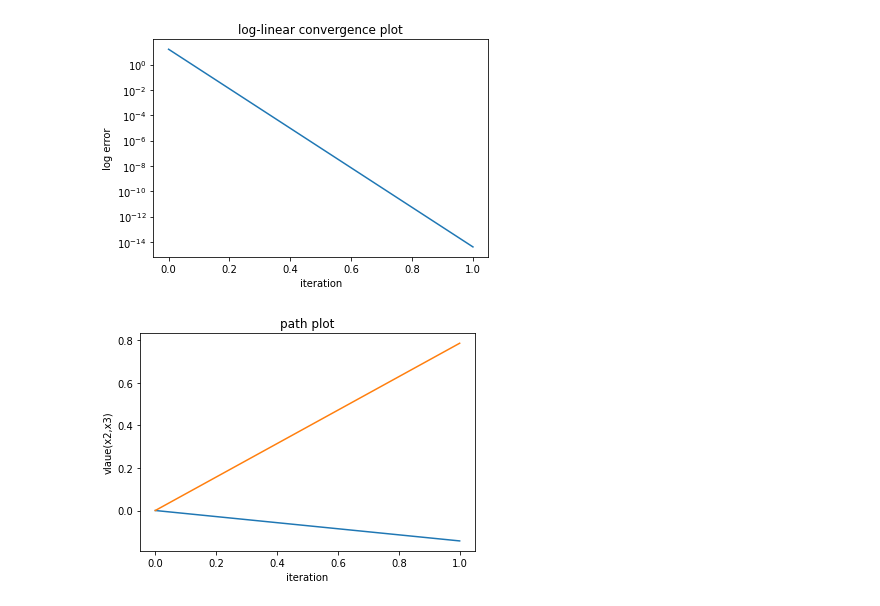
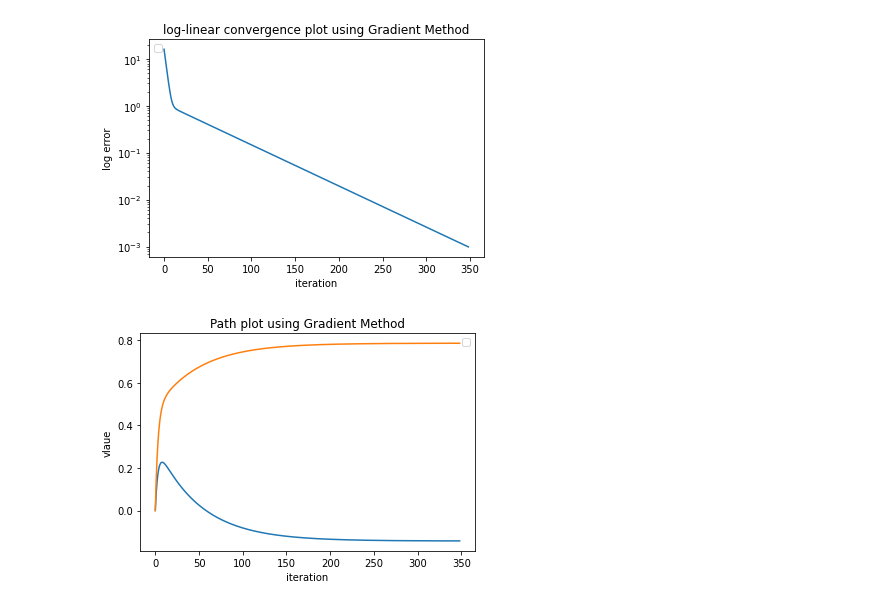
Before and after one commit to siddahant/DESOPT, a Jupyter notebook: converges.ipynb, the cells around one changed output. Drawn from its saved outputs; the diff is of its cells as text; code cells hidden in the pictures.

Commit message:
Combine Newton and Gradient Result Function

```diff
--- a/converges.ipynb
+++ b/converges.ipynb
@@ -81,20 +67,35 @@ def Newton(fun, g, H, x0):
       error_history.append(error)
       path.append(x)
   return x,error_history,path
-# %%
-def results (fun, g, h, x0):
-    x,error_history,path=Newton(fun, g, H, x0)
-    plt.figure()
-    plt.plot((error_history))
-    plt.yscale("log")
-    plt.ylabel('log error')
-    plt.xlabel('iteration')
-    plt.title('log-linear convergence plot')
-    plt.figure()
-    plt.plot((path))
-    plt.ylabel('vlaue(x2,x3)')
-    plt.xlabel('iteration')
-    plt.title('path plot')
+# %%
+
+def results (fun, g, h, x0, method):
+
+  if (method !='N') and (method !='G') :
+    return print(f'[error]: Invalid Method -> {method}\nonly G -> Gradinet and N -> Newton present')
+
+  f, ax_conv = plt.subplots()
+  ax_conv.set_yscale("log")
+  ax_conv.set_ylabel('log error')
+  ax_conv.set_xlabel('iteration')
+  ax_conv.legend(loc="upper left")
+
+  f_path, ax_path = plt.subplots()
+  ax_path.set_ylabel('vlaue')
+  ax_path.legend(['First line', 'Second line'])
+  ax_path.set_xlabel('iteration')
+
+  if (method =='G'):
+    x,error_history,path=gradient(fun, g, H, x0)
+    ax_conv.set_title('log-linear convergence plot using Gradient Method')
+    ax_path.set_title('Path plot using Gradient Method')
+  elif (method=='N'):
+    x,error_history,path=Newton(fun, g, H, x0)
+    ax_conv.set_title('log-linear convergence plot using Newton Method')
+    ax_path.set_title('Path plot using Newton Method')
+
+  ax_conv.plot((error_history), label='Inline label')
+  ax_path.plot((path))
 # %%
-results(fun, g, H, np.array([0,0]))
+results(fun, g, H, np.array([0,0]),"G")
 # %% [output]
@@ -101,2 +103,2 @@ results(fun, g, H, np.array([0,0]))
-[figure, old version]
+[figure, new version]
-[figure, old version]
+[figure, new version]
```
Also changed, not shown: parts of 4 cells of this notebook.
